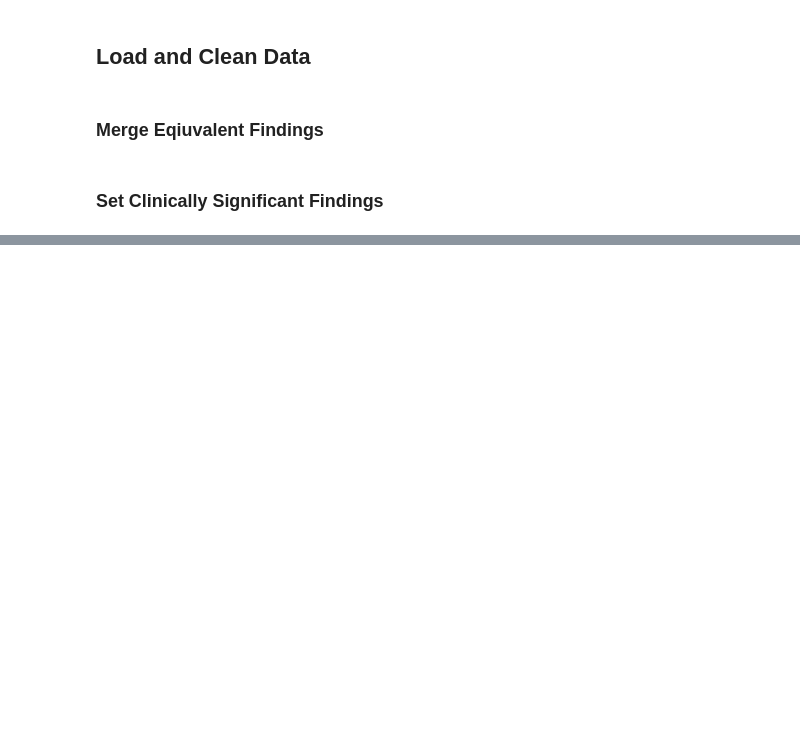
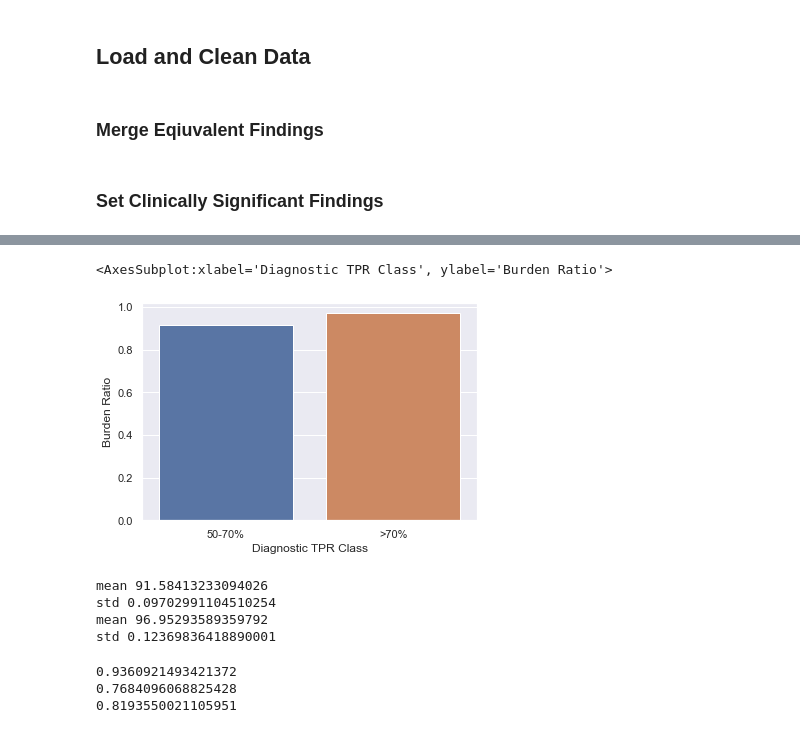
Before and after one commit to morgsmss7/RadAI_Usage, a Jupyter notebook: notebooks/Burden_Comparison_Demo.ipynb, the cells around one changed output, grey strips where cells are left out. Saved outputs shown, nothing was run; the diff lists cells and outputs as text; code cells hidden in the pictures; blank space fills up the shorter version.

```diff
--- a/notebooks/Burden_Comparison_Demo.ipynb
+++ b/notebooks/Burden_Comparison_Demo.ipynb
@@ -106,0 +333,40 @@ avg_ratio / 10
+# %%
+df_TPR_f = pd.DataFrame(np.array([TPR_fs, TPR_f_ratios, trials]).T, columns = ['Diagnostic TPR Class', 'Burden Ratio', 'Trial'])
+df_TPR_f['Burden Ratio'] = df_TPR_f['Burden Ratio'].astype(float)
+df_TPR_f['Experiment'] = 'Diagnostic TPR'
+sns.barplot(data=df_TPR_f, x='Diagnostic TPR Class', y='Burden Ratio', errwidth=10)
+# %% [output]
+<AxesSubplot:xlabel='Diagnostic TPR Class', ylabel='Burden Ratio'>
+[figure, added]
+# %%
+for TPR_f_name in TPR_f_names:
+    print('mean', df_TPR_f[df_TPR_f['Diagnostic TPR Class'] == TPR_f_name]['Burden Ratio'].mean()*100)
+    print('std', df_TPR_f[df_TPR_f['Diagnostic TPR Class'] == TPR_f_name]['Burden Ratio'].std()*100)
+# %% [output]
+mean 91.58413233094026
+std 0.09702991104510254
+mean 96.95293589359792
+std 0.12369836418890001
+# %%
+FPR_f5_15 = list(finding_stats[finding_stats['Diagnostic FPR 0.05-0.15']]['Finding'])
+FPR_f15_20 = list(finding_stats[finding_stats['Diagnostic FPR 0.15-0.2']]['Finding'])
+FPR_f35_40 = list(finding_stats[finding_stats['Diagnostic FPR 0.35-0.4']]['Finding'])
+FPR_f_list = [FPR_f5_15, FPR_f15_20, FPR_f35_40]
+FPR_f_names = ['5-15%', '15-20%', '35-40%']
+FPR_fs = []
+FPR_f_ratios = []
+trials = []
+
+for (FPR_f_class, FPR_f_name) in zip(FPR_f_list, FPR_f_names):
+    avg_ratio = 0
+    for i in range(10):
+        FPR_fs.append(FPR_f_name)
+        trials.append(i)
+        ratio = utils.pipeline_comparison(data, 0.8, 0.03, 0.05, FPR_f_class, sig_findings, constants, print_it=False)
+        FPR_f_ratios.append(ratio)
+        avg_ratio += ratio
+    print(avg_ratio / 10)
+# %% [output]
+0.9360921493421372
+0.7684096068825428
+0.8193550021105951
```
Also changed, not shown: parts of 47 cells of this notebook, 1 other file.
